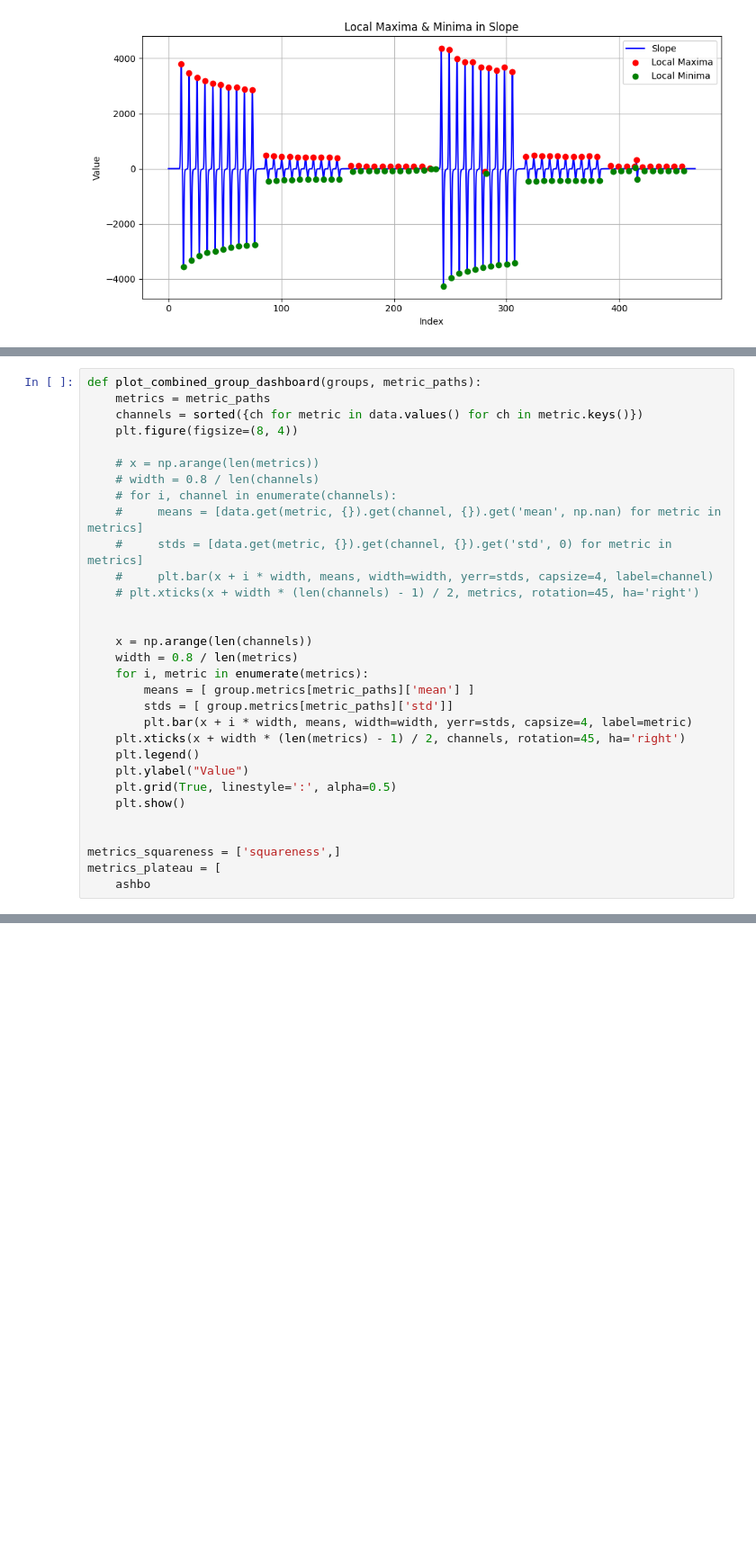
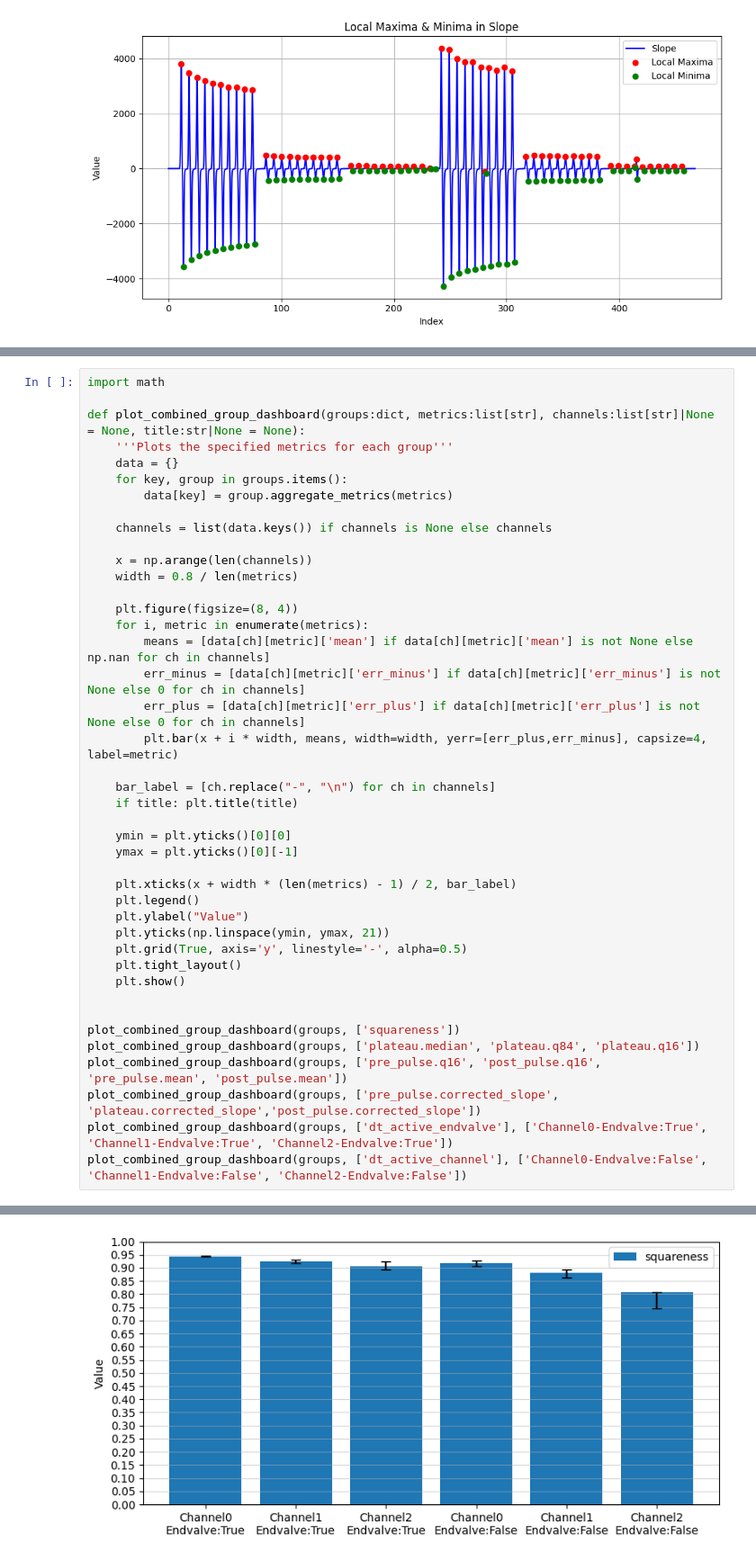
Before and after one commit to DaniAlcAlv/Olfactometer-cal, a Jupyter notebook: olfactometer pulses analysis.ipynb, the cells around one changed output, grey strips where cells are left out. Shown at 90% size. Drawn from its saved outputs; the diff is of its cells as text; blank space fills up the shorter version.

```diff
--- a/olfactometer pulses analysis.ipynb
+++ b/olfactometer pulses analysis.ipynb
@@ -542,33 +540,44 @@ for pulse_group in groups.values():
 [figure]
 # %%
-def plot_combined_group_dashboard(groups, metric_paths):
-    metrics = metric_paths
-    channels = sorted({ch for metric in data.values() for ch in metric.keys()})
-    plt.figure(figsize=(8, 4))
+import math
 
-    # x = np.arange(len(metrics))
-    # width = 0.8 / len(channels)
-    # for i, channel in enumerate(channels):
-    #     means = [data.get(metric, {}).get(channel, {}).get('mean', np.nan) for metric in metrics]
-    #     stds = [data.get(metric, {}).get(channel, {}).get('std', 0) for metric in metrics]
-    #     plt.bar(x + i * width, means, width=width, yerr=stds, capsize=4, label=channel)
-    # plt.xticks(x + width * (len(channels) - 1) / 2, metrics, rotation=45, ha='right')
+def plot_combined_group_dashboard(groups:dict, metrics:list[str], channels:list[str]|None = None, title:str|None = None):
+    '''Plots the specified metrics for each group'''
+    data = {}
+    for key, group in groups.items():
+        data[key] = group.aggregate_metrics(metrics)
 
+    channels = list(data.keys()) if channels is None else channels
 
     x = np.arange(len(channels))
     width = 0.8 / len(metrics)
+
+    plt.figure(figsize=(8, 4))
     for i, metric in enumerate(metrics):
-        means = [ group.metrics[metric_paths]['mean'] ]
-        stds = [ group.metrics[metric_paths]['std']]
-        plt.bar(x + i * width, means, width=width, yerr=stds, capsize=4, label=metric)
-    plt.xticks(x + width * (len(metrics) - 1) / 2, channels, rotation=45, ha='right')
+        means = [data[ch][metric]['mean'] if data[ch][metric]['mean'] is not None else np.nan for ch in channels]
+        err_minus = [data[ch][metric]['err_minus'] if data[ch][metric]['err_minus'] is not None else 0 for ch in channels]
+        err_plus = [data[ch][metric]['err_plus'] if data[ch][metric]['err_plus'] is not None else 0 for ch in channels]
+        plt.bar(x + i * width, means, width=width, yerr=[err_plus,err_minus], capsize=4, label=metric)
+
+    bar_label = [ch.replace("-", "\n") for ch in channels]
+    if title: plt.title(title)
+
+    ymin = plt.yticks()[0][0]
+    ymax = plt.yticks()[0][-1]
+
+    plt.xticks(x + width * (len(metrics) - 1) / 2, bar_label)
     plt.legend()
     plt.ylabel("Value")
-    plt.grid(True, linestyle=':', alpha=0.5)
+    plt.yticks(np.linspace(ymin, ymax, 21))
+    plt.grid(True, axis='y', linestyle='-', alpha=0.5)
+    plt.tight_layout()
     plt.show()
 
 
-metrics_squareness = ['squareness',]
-metrics_plateau = [
-    ashbo
+plot_combined_group_dashboard(groups, ['squareness'])
+plot_combined_group_dashboard(groups, ['plateau.median', 'plateau.q84', 'plateau.q16'])
+plot_combined_group_dashboard(groups, ['pre_pulse.q16', 'post_pulse.q16', 'pre_pulse.mean', 'post_pulse.mean'])
+plot_combined_group_dashboard(groups, ['pre_pulse.corrected_slope', 'plateau.corrected_slope','post_pulse.corrected_slope'])
+plot_combined_group_dashboard(groups, ['dt_active_endvalve'], ['Channel0-Endvalve:True', 'Channel1-Endvalve:True', 'Channel2-Endvalve:True'])
+plot_combined_group_dashboard(groups, ['dt_active_channel'], ['Channel0-Endvalve:False', 'Channel1-Endvalve:False', 'Channel2-Endvalve:False'])
 # %% [output]
@@ -575,0 +584 @@ AttributeError: 'str' object has no attribute 'channel'
+[figure, added]
```
Also changed, not shown: parts of 10 cells of this notebook.
